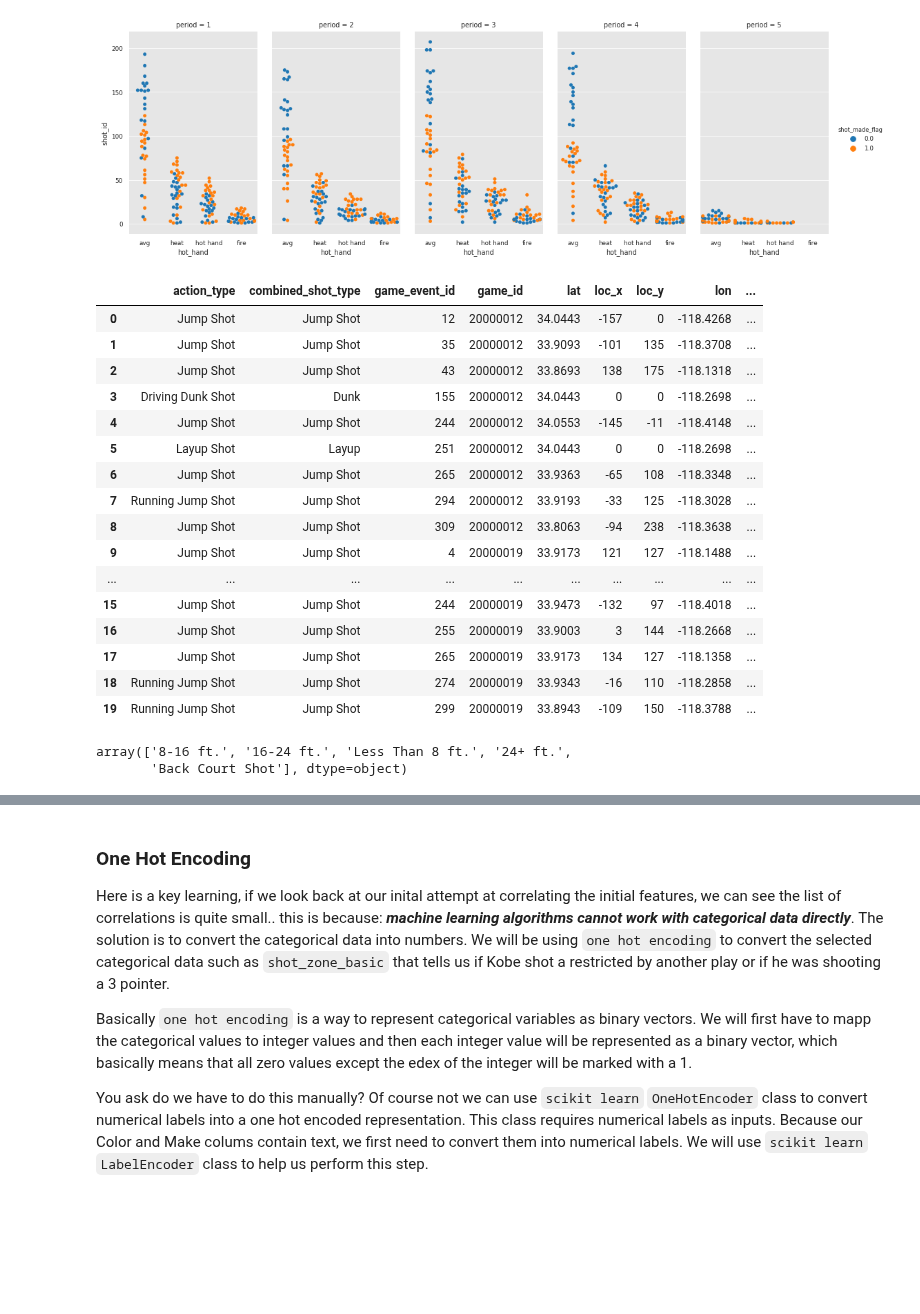
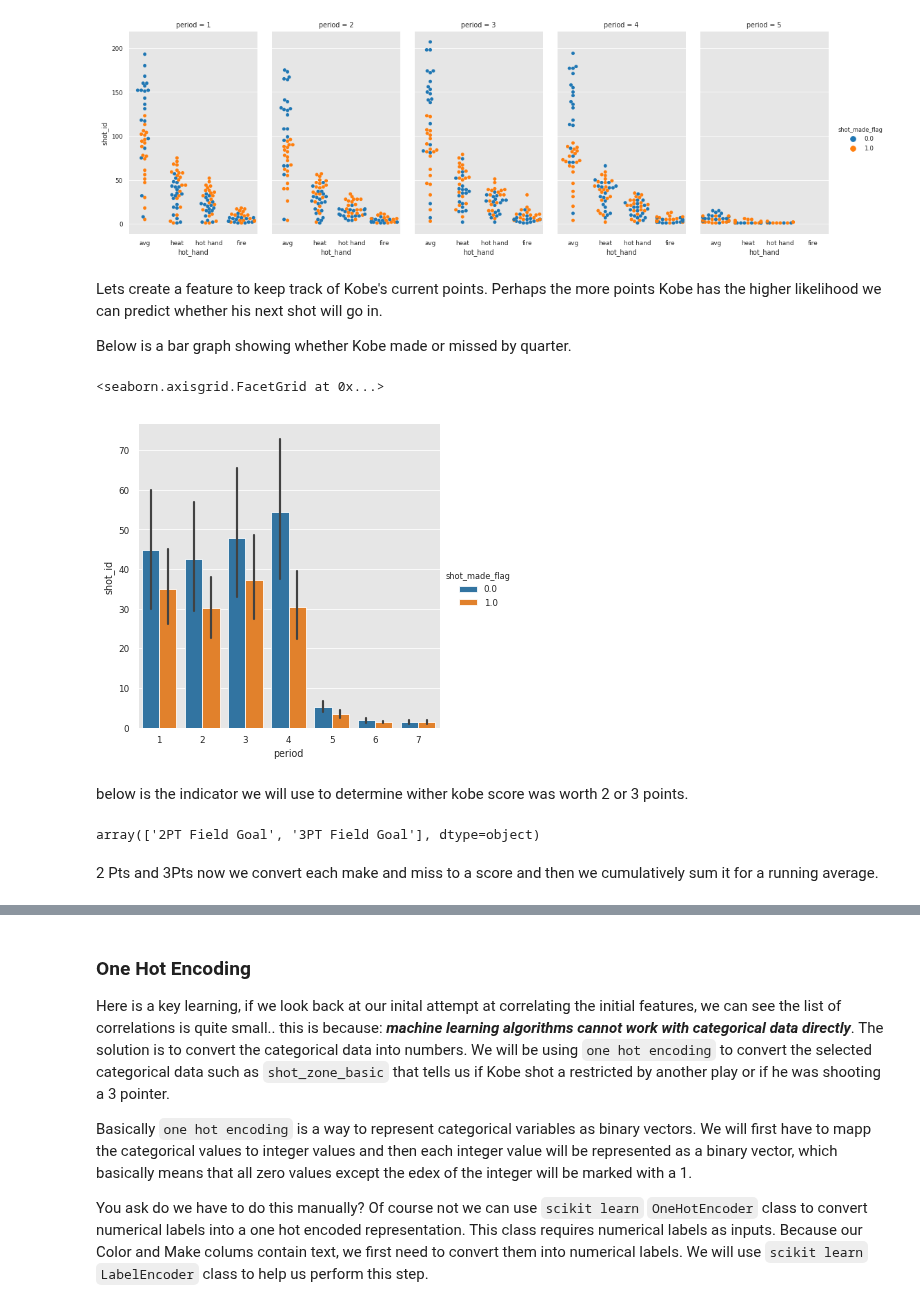
Before and after one commit to naivelogic/Machine_Learning_Notebooks, a Jupyter notebook: Kobe Bryant Shot Selection.ipynb, the cells around one changed output, grey strips where cells are left out. Cells and saved outputs as stored; diff of their text form; code cells hidden in the pictures; blank space fills up the shorter version.

```diff
--- a/Kobe Bryant Shot Selection.ipynb
+++ b/Kobe Bryant Shot Selection.ipynb
@@ -256,28 +256,21 @@ sns.catplot(x="hot_hand", y="shot_id", hue="shot_made_flag",
 # %% [output]
 <seaborn.axisgrid.FacetGrid at 0x...>
 [figure]
-# %%
-kobe.head(20)
-# %% [output]
-|  | action_type | combined_shot_type | game_event_id | game_id | lat | loc_x | loc_y | lon | ... |
-| 0 | Jump Shot | Jump Shot | 12 | 20000012 | 34.0443 | -157 | 0 | -118.4268 | ... |
-| 1 | Jump Shot | Jump Shot | 35 | 20000012 | 33.9093 | -101 | 135 | -118.3708 | ... |
-| 2 | Jump Shot | Jump Shot | 43 | 20000012 | 33.8693 | 138 | 175 | -118.1318 | ... |
-| 3 | Driving Dunk Shot | Dunk | 155 | 20000012 | 34.0443 | 0 | 0 | -118.2698 | ... |
-| 4 | Jump Shot | Jump Shot | 244 | 20000012 | 34.0553 | -145 | -11 | -118.4148 | ... |
-| 5 | Layup Shot | Layup | 251 | 20000012 | 34.0443 | 0 | 0 | -118.2698 | ... |
-| 6 | Jump Shot | Jump Shot | 265 | 20000012 | 33.9363 | -65 | 108 | -118.3348 | ... |
-| 7 | Running Jump Shot | Jump Shot | 294 | 20000012 | 33.9193 | -33 | 125 | -118.3028 | ... |
-| 8 | Jump Shot | Jump Shot | 309 | 20000012 | 33.8063 | -94 | 238 | -118.3638 | ... |
-| 9 | Jump Shot | Jump Shot | 4 | 20000019 | 33.9173 | 121 | 127 | -118.1488 | ... |
-| ... | ... | ... | ... | ... | ... | ... | ... | ... | ... |
-| 15 | Jump Shot | Jump Shot | 244 | 20000019 | 33.9473 | -132 | 97 | -118.4018 | ... |
-| 16 | Jump Shot | Jump Shot | 255 | 20000019 | 33.9003 | 3 | 144 | -118.2668 | ... |
-| 17 | Jump Shot | Jump Shot | 265 | 20000019 | 33.9173 | 134 | 127 | -118.1358 | ... |
-| 18 | Running Jump Shot | Jump Shot | 274 | 20000019 | 33.9343 | -16 | 110 | -118.2858 | ... |
-| 19 | Running Jump Shot | Jump Shot | 299 | 20000019 | 33.8943 | -109 | 150 | -118.3788 | ... |
+# %% [markdown]
+Lets create a feature to keep track of Kobe's current points. Perhaps the more points Kobe has the higher likelihood we can predict whether his next shot will go in.
+
+Below is a bar graph showing whether Kobe made or missed by quarter.
+# %%
+sns.catplot(x='period', y='shot_id', hue='shot_made_flag', kind='bar',
+            data=kobe.groupby(['season','period','combined_shot_type','shot_made_flag'])['shot_id'].count().reset_index())
+# %% [output]
+<seaborn.axisgrid.FacetGrid at 0x...>
+[figure, added]
+# %% [markdown]
+below is the indicator we will use to determine wither kobe score was worth 2 or 3 points.
 # %%
-kobe.shot_zone_range.unique()
+kobe.shot_type.unique()
 # %% [output]
-array(['8-16 ft.', '16-24 ft.', 'Less Than 8 ft.', '24+ ft.',
-       'Back Court Shot'], dtype=object)
+array(['2PT Field Goal', '3PT Field Goal'], dtype=object)
+# %% [markdown]
+2 Pts and 3Pts now we convert each make and miss to a score and then we cumulatively sum it for a running average.
```
Also changed, not shown: parts of 13 cells of this notebook.
